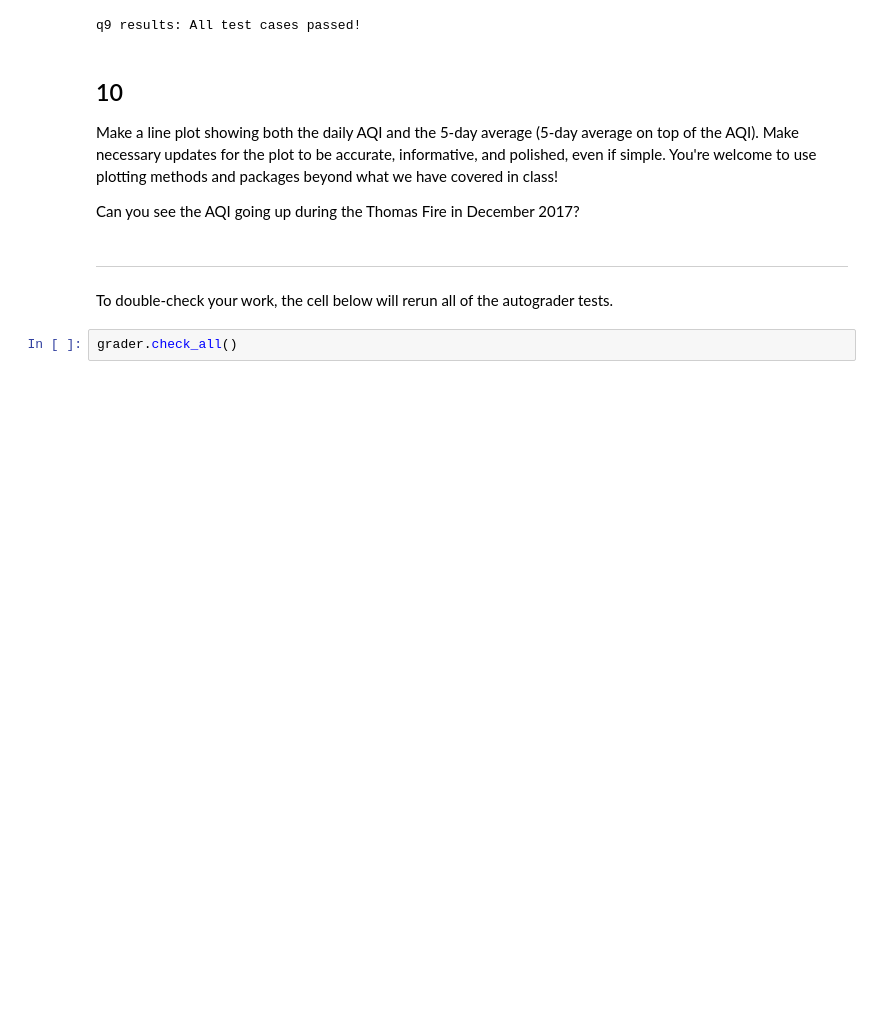
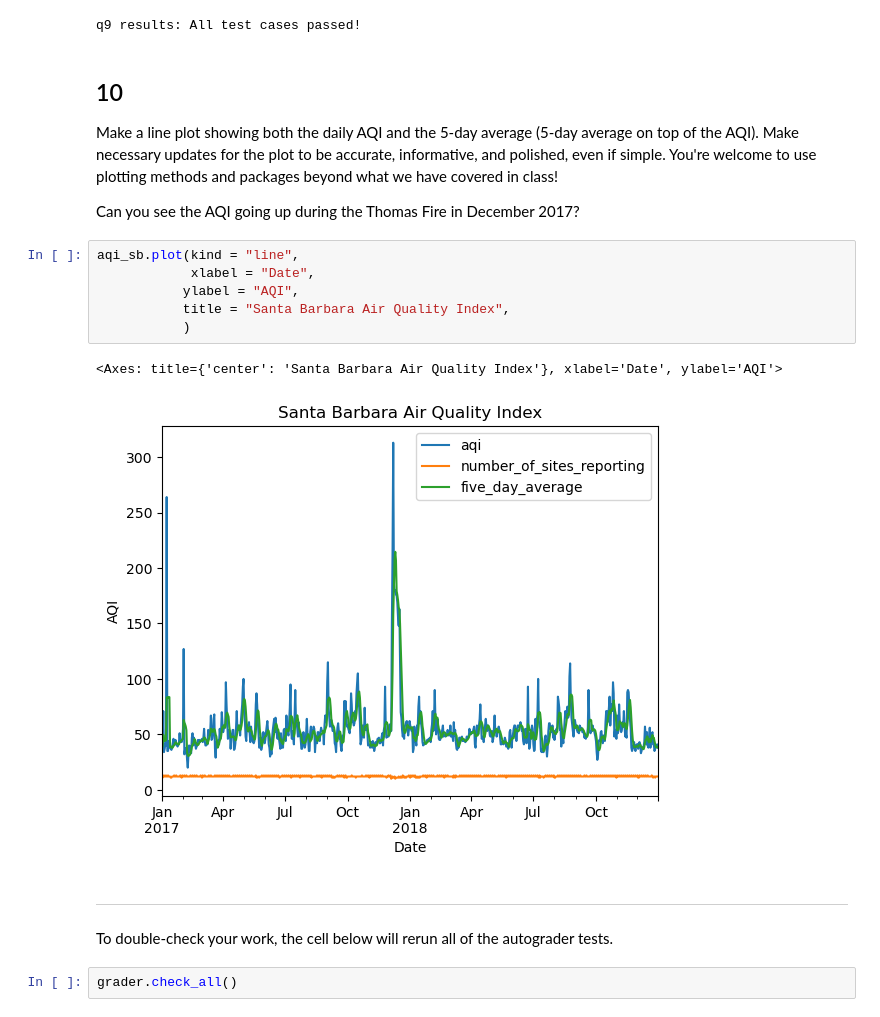
Before and after one commit to sofiiir/eds220-hwk2, a Jupyter notebook: task3/hwk2-task3-aqi.ipynb, the cells around one changed output. Drawn from its saved outputs; the diff is of its cells as text; blank space fills up the shorter version.

```diff
--- a/task3/hwk2-task3-aqi.ipynb
+++ b/task3/hwk2-task3-aqi.ipynb
@@ -373,6 +404,15 @@ q9 results: All test cases passed!
 Make a line plot showing both the daily AQI and the 5-day average (5-day average on top of the AQI). Make necessary updates for the plot to be accurate, informative, and polished, even if simple. You're welcome to use plotting methods and packages beyond what we have covered in class!
 
 Can you see the AQI going up during the Thomas Fire in December 2017?
+# %%
+aqi_sb.plot(kind = "line",
+            xlabel = "Date",
+           ylabel = "AQI",
+           title = "Santa Barbara Air Quality Index",
+           )
+# %% [output]
+<Axes: title={'center': 'Santa Barbara Air Quality Index'}, xlabel='Date', ylabel='AQI'>
+[figure, added]
 # %% [markdown]
 ---
 
```
Also changed, not shown: parts of 9 cells of this notebook.
